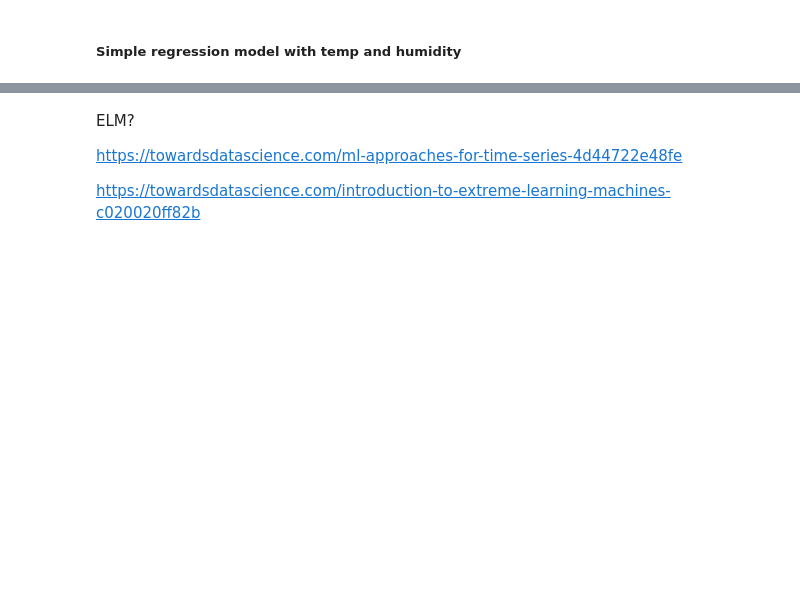
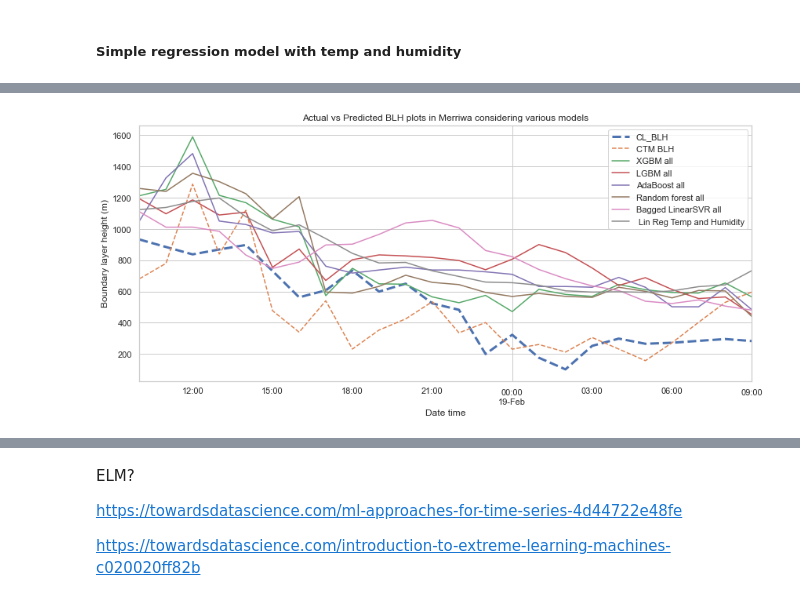
Before and after one commit to LlahsivK/group-18, a Jupyter notebook: Analysis3_Modelling_TKversion_20210806.ipynb, the cells around one changed output, grey strips where cells are left out. Cells and saved outputs as stored; diff of their text form; code cells hidden in the pictures; blank space fills up the shorter version.

```diff
--- a/Analysis3_Modelling_TKversion_20210806.ipynb
+++ b/Analysis3_Modelling_TKversion_20210806.ipynb
@@ -846,0 +781,19 @@ DTW distance:3436.73
+# %%
+'''
+Plots - define a function
+'''
+def combined_predicted_plots(df, title):
+    ax = df.plot(figsize = (14,6), title = title)
+    #Change settings for CL_BLH
+    ax.lines[0].set_linestyle('dashed')
+    ax.lines[0].set_linewidth(3)
+    #Change settings for CTM BLH
+    ax.lines[1].set_linestyle('dashed')
+    #Reset legend
+    ax.legend()
+    plt.xlabel('Date time')
+    plt.ylabel('Boundary layer height (m)')
+# %%
+combined_predicted_plots(df_combined_predicted_merriwa, 'Actual vs Predicted BLH plots in Merriwa considering various models')
+# %% [output]
+[figure, added]
```
Also changed, not shown: parts of 27 cells of this notebook.
